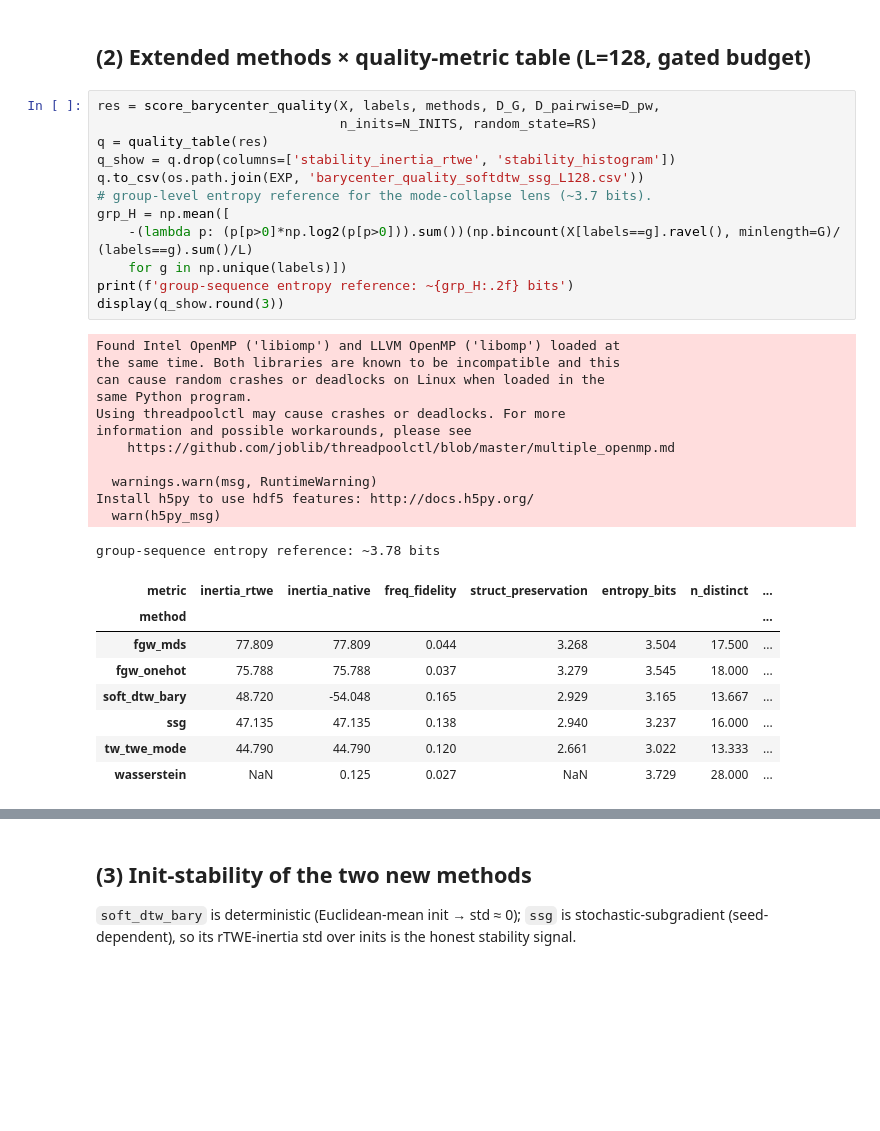
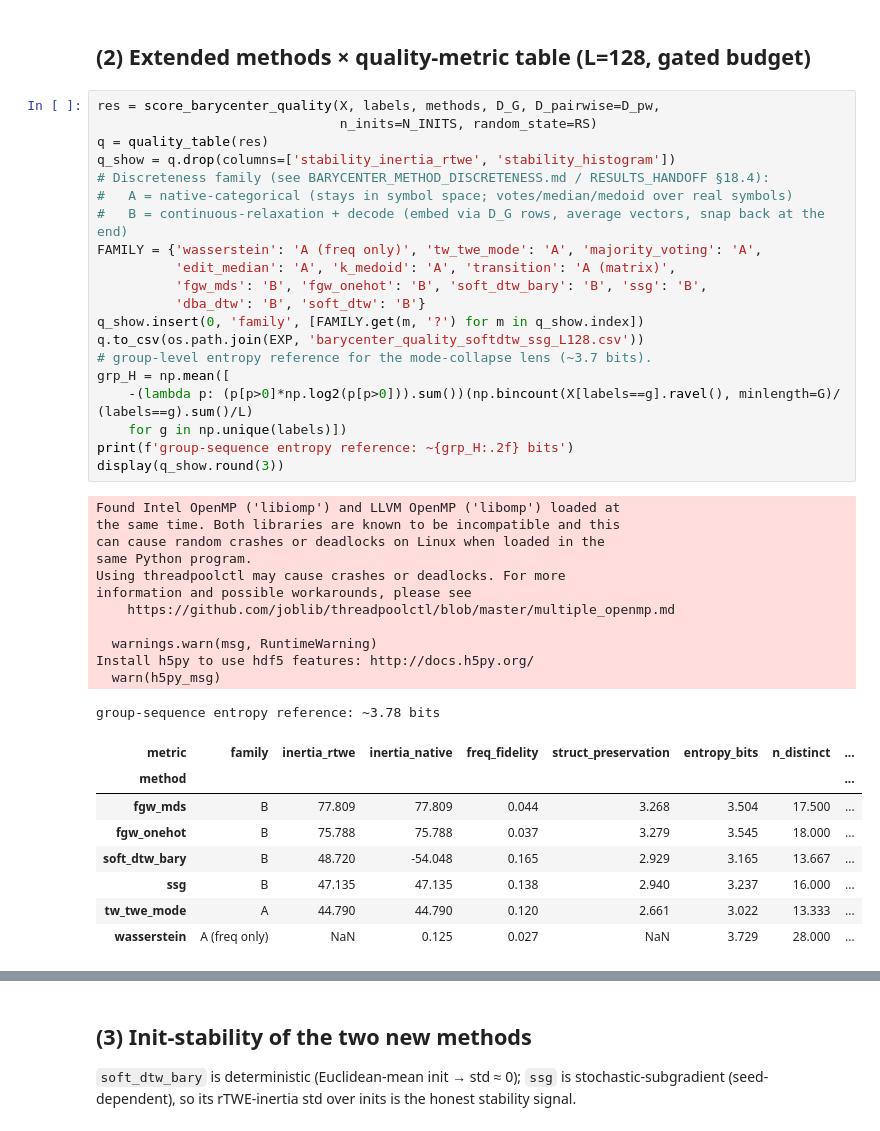
Before and after one commit to samperochon/smartflat, a Jupyter notebook: notebooks/06i_softdtw_ssg_quality.ipynb, the cells around one changed output, grey strips where cells are left out. Saved outputs shown, nothing was run; the diff lists cells and outputs as text; blank space fills up the shorter version.

```diff
--- a/notebooks/06i_softdtw_ssg_quality.ipynb
+++ b/notebooks/06i_softdtw_ssg_quality.ipynb
@@ -96,36 +96,44 @@ scored: ['wasserstein', 'tw_twe_mode', 'fgw_mds', 'fgw_onehot', 'soft_dtw_bary',
 # %%
 res = score_barycenter_quality(X, labels, methods, D_G, D_pairwise=D_pw,
                                n_inits=N_INITS, random_state=RS)
 q = quality_table(res)
 q_show = q.drop(columns=['stability_inertia_rtwe', 'stability_histogram'])
+# Discreteness family (see BARYCENTER_METHOD_DISCRETENESS.md / RESULTS_HANDOFF §18.4):
+#   A = native-categorical (stays in symbol space; votes/median/medoid over real symbols)
+#   B = continuous-relaxation + decode (embed via D_G rows, average vectors, snap back at the end)
+FAMILY = {'wasserstein': 'A (freq only)', 'tw_twe_mode': 'A', 'majority_voting': 'A',
+          'edit_median': 'A', 'k_medoid': 'A', 'transition': 'A (matrix)',
+          'fgw_mds': 'B', 'fgw_onehot': 'B', 'soft_dtw_bary': 'B', 'ssg': 'B',
+          'dba_dtw': 'B', 'soft_dtw': 'B'}
+q_show.insert(0, 'family', [FAMILY.get(m, '?') for m in q_show.index])
 q.to_csv(os.path.join(EXP, 'barycenter_quality_softdtw_ssg_L128.csv'))
 # group-level entropy reference for the mode-collapse lens (~3.7 bits).
 grp_H = np.mean([
     -(lambda p: (p[p>0]*np.log2(p[p>0])).sum())(np.bincount(X[labels==g].ravel(), minlength=G)/ (labels==g).sum()/L)
     for g in np.unique(labels)])
 print(f'group-sequence entropy reference: ~{grp_H:.2f} bits')
 display(q_show.round(3))
 # %% [output]
 Found Intel OpenMP ('libiomp') and LLVM OpenMP ('libomp') loaded at
 the same time. Both libraries are known to be incompatible and this
 can cause random crashes or deadlocks on Linux when loaded in the
 same Python program.
 Using threadpoolctl may cause crashes or deadlocks. For more
 information and possible workarounds, please see
     https://github.com/joblib/threadpoolctl/blob/master/multiple_openmp.md
 
   warnings.warn(msg, RuntimeWarning)
 Install h5py to use hdf5 features: http://docs.h5py.org/
   warn(h5py_msg)
 group-sequence entropy reference: ~3.78 bits
-| metric | inertia_rtwe | inertia_native | freq_fidelity | struct_preservation | entropy_bits | n_distinct | ... |
-| method |  |  |  |  |  |  | ... |
-| fgw_mds | 77.809 | 77.809 | 0.044 | 3.268 | 3.504 | 17.500 | ... |
-| fgw_onehot | 75.788 | 75.788 | 0.037 | 3.279 | 3.545 | 18.000 | ... |
-| soft_dtw_bary | 48.720 | -54.048 | 0.165 | 2.929 | 3.165 | 13.667 | ... |
-| ssg | 47.135 | 47.135 | 0.138 | 2.940 | 3.237 | 16.000 | ... |
-| tw_twe_mode | 44.790 | 44.790 | 0.120 | 2.661 | 3.022 | 13.333 | ... |
-| wasserstein | NaN | 0.125 | 0.027 | NaN | 3.729 | 28.000 | ... |
+| metric | family | inertia_rtwe | inertia_native | freq_fidelity | struct_preservation | entropy_bits | n_distinct | ... |
+| method |  |  |  |  |  |  |  | ... |
+| fgw_mds | B | 77.809 | 77.809 | 0.044 | 3.268 | 3.504 | 17.500 | ... |
+| fgw_onehot | B | 75.788 | 75.788 | 0.037 | 3.279 | 3.545 | 18.000 | ... |
+| soft_dtw_bary | B | 48.720 | -54.048 | 0.165 | 2.929 | 3.165 | 13.667 | ... |
+| ssg | B | 47.135 | 47.135 | 0.138 | 2.940 | 3.237 | 16.000 | ... |
+| tw_twe_mode | A | 44.790 | 44.790 | 0.120 | 2.661 | 3.022 | 13.333 | ... |
+| wasserstein | A (freq only) | NaN | 0.125 | 0.027 | NaN | 3.729 | 28.000 | ... |
 # %% [markdown]
 **Reading the table (per-axis tradeoffs, no single winner).**
 - **`soft_dtw_bary`** and **`ssg`** are DTW-family embedding averagers: like §17's alignment methods they
```
Also changed, not shown: parts of 1 cell of this notebook, 2 other files.
